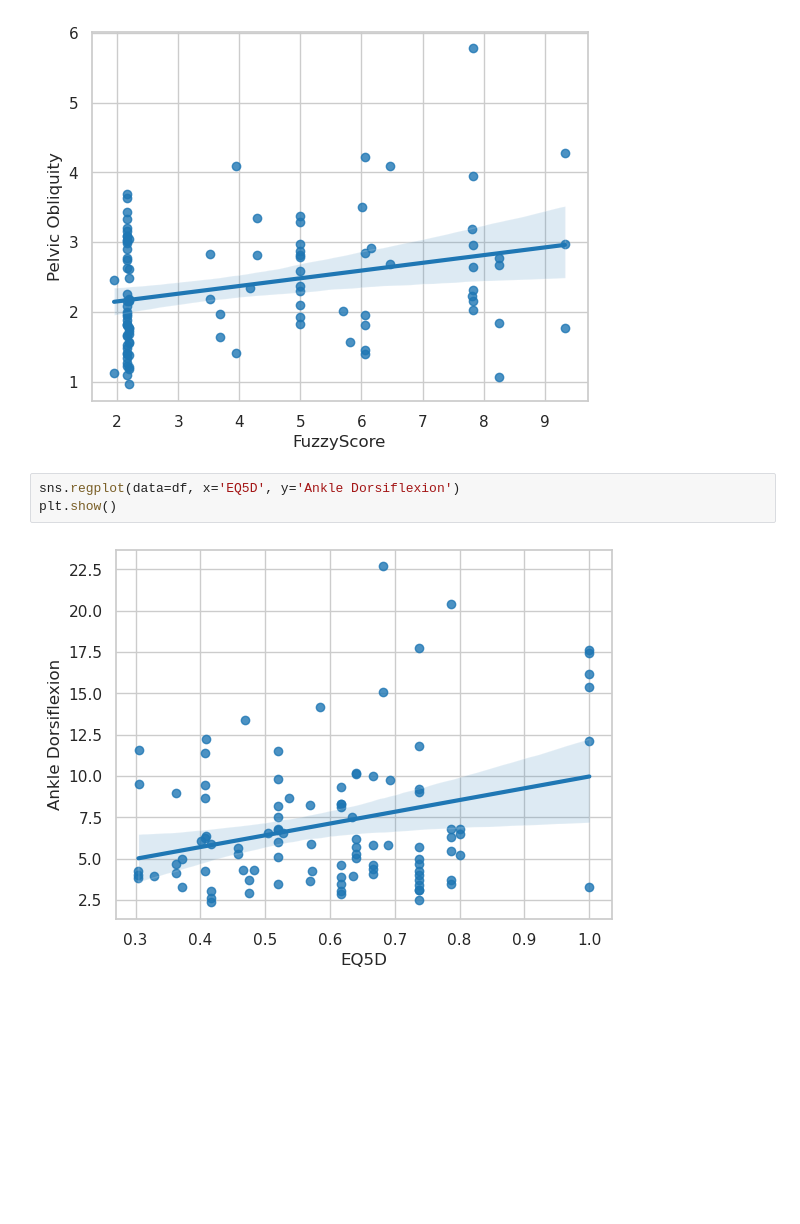
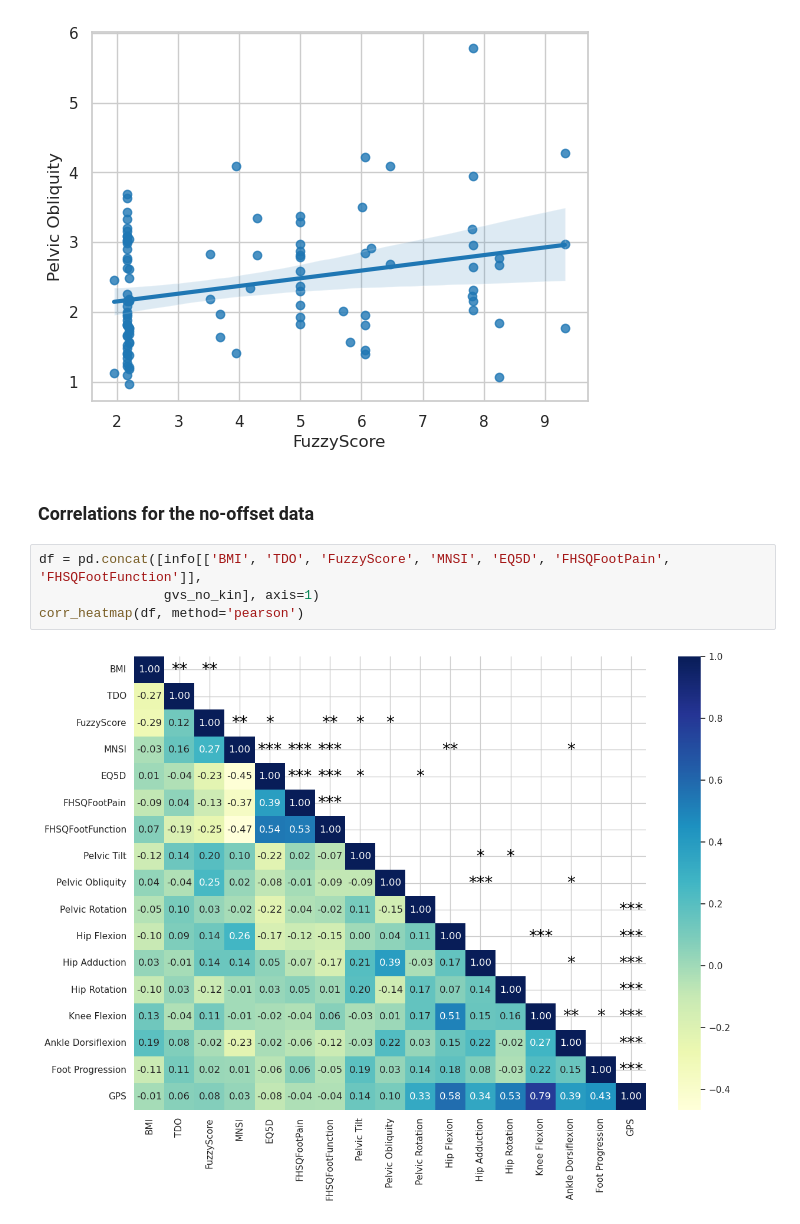
Before and after one commit to demotu/gait_score, a Jupyter notebook: notebooks/gps.ipynb, the cells around one changed output. Drawn from its saved outputs; the diff is of its cells as text; blank space fills up the shorter version.

```diff
--- a/notebooks/gps.ipynb
+++ b/notebooks/gps.ipynb
@@ -547,8 +560,11 @@ sns.regplot(data=df, x='FuzzyScore', y='Pelvic Obliquity')
 plt.show()
 # %% [output]
 [figure]
-# %%
-sns.regplot(data=df, x='EQ5D', y='Ankle Dorsiflexion')
-plt.show()
-# %% [output]
-[figure, removed]
+# %% [markdown]
+### Correlations for the no-offset data
+# %%
+df = pd.concat([info[['BMI', 'TDO', 'FuzzyScore', 'MNSI', 'EQ5D', 'FHSQFootPain', 'FHSQFootFunction']],
+                gvs_no_kin], axis=1)
+corr_heatmap(df, method='pearson')
+# %% [output]
+[figure, added]
```
Also changed, not shown: parts of 6 cells of this notebook.
